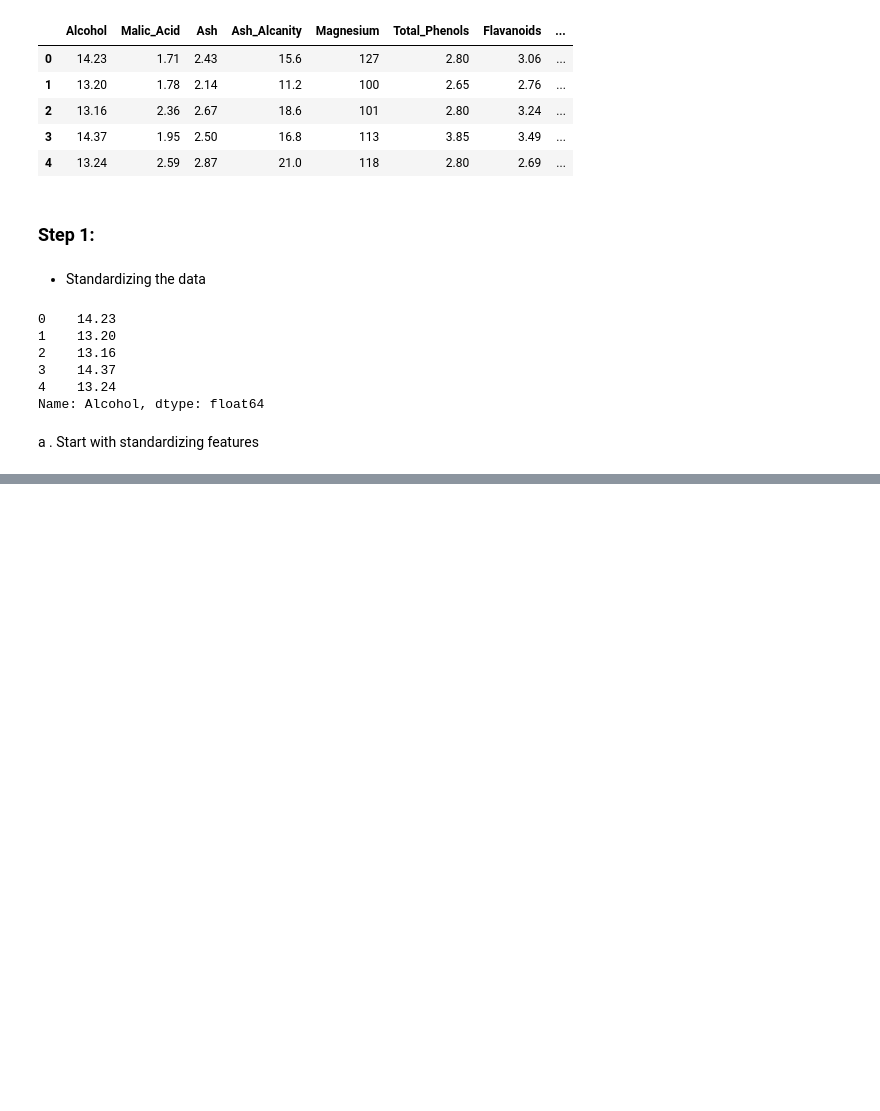
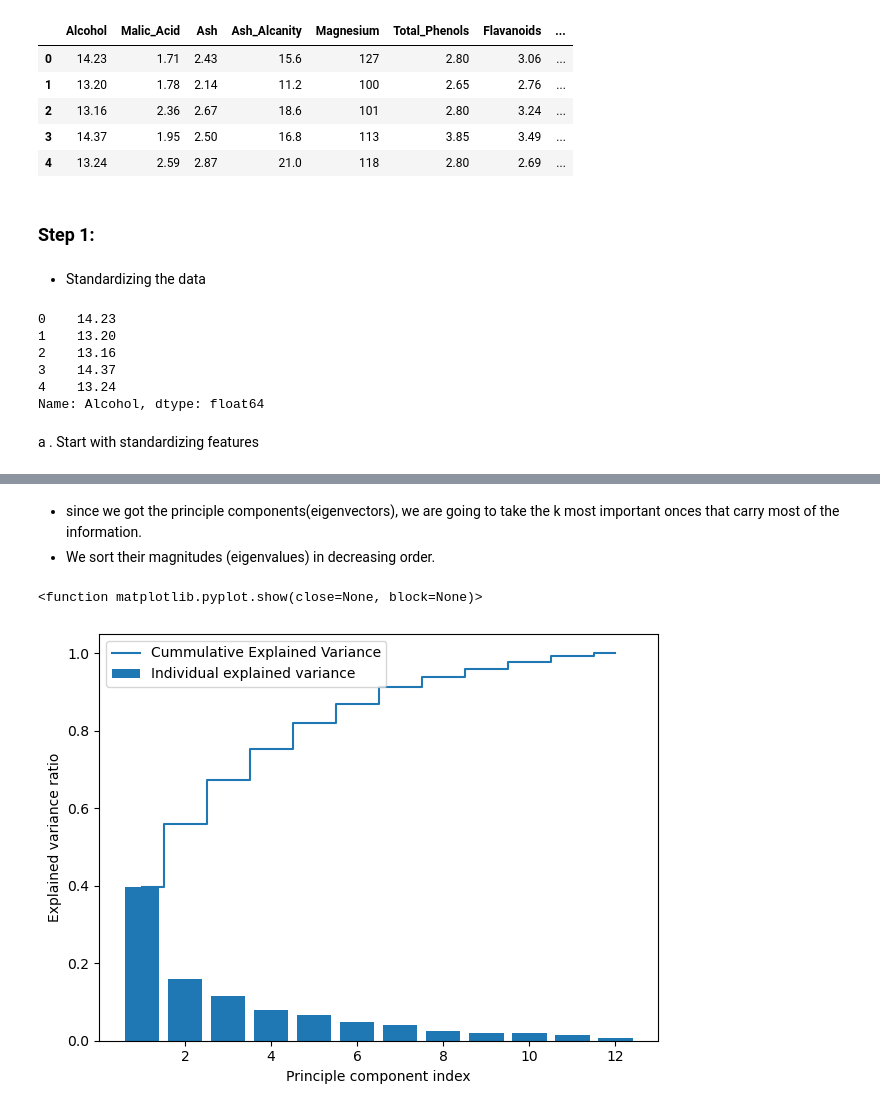
Before and after one commit to Danlof/Dimensionality_reduction, a Jupyter notebook: Untitled.ipynb, the cells around one changed output, grey strips where cells are left out. Saved outputs shown, nothing was run; the diff lists cells and outputs as text; code cells hidden in the pictures; blank space fills up the shorter version.

```diff
--- a/Untitled.ipynb
+++ b/Untitled.ipynb
@@ -46,0 +51,9 @@ X_test_std=sc.fit_transform(X_test)
+# %%
+import numpy as np
+
+cov_mat = np.cov(X_train_std.T)
+
+eigen_vals,eigen_vecs = np.linalg.eig(cov_mat)
+
+print('\neigenvalues \n', eigen_vals)
+eigen_vecs
@@ -46,0 +81,24 @@ X_test_std=sc.fit_transform(X_test)
+# %% [markdown]
+- since we got the principle components(eigenvectors), we are going to take the k most important onces that carry most of the information.
+- We sort their magnitudes (eigenvalues) in decreasing order.
+# %%
+# calculating the cumulative sums of of explained variances
+
+tot=sum(eigen_vals)
+var_exp = [(i/tot) for i in sorted(eigen_vals,reverse = True)]
+
+cum_var_exp=np.cumsum(var_exp)
+
+import matplotlib.pyplot as plt
+
+plt.bar(range(1, 13), var_exp, align='center', label='Individual explained variance')
+plt.step(range(1,13),cum_var_exp,where='mid',label='Cummulative Explained Variance')
+
+plt.ylabel('Explained variance ratio')
+plt.xlabel('Principle component index')
+plt.legend(loc='best')
+plt.tight_layout()
+plt.show
+# %% [output]
+<function matplotlib.pyplot.show(close=None, block=None)>
+[figure, added]
```
Also changed, not shown: parts of 3 cells of this notebook.
